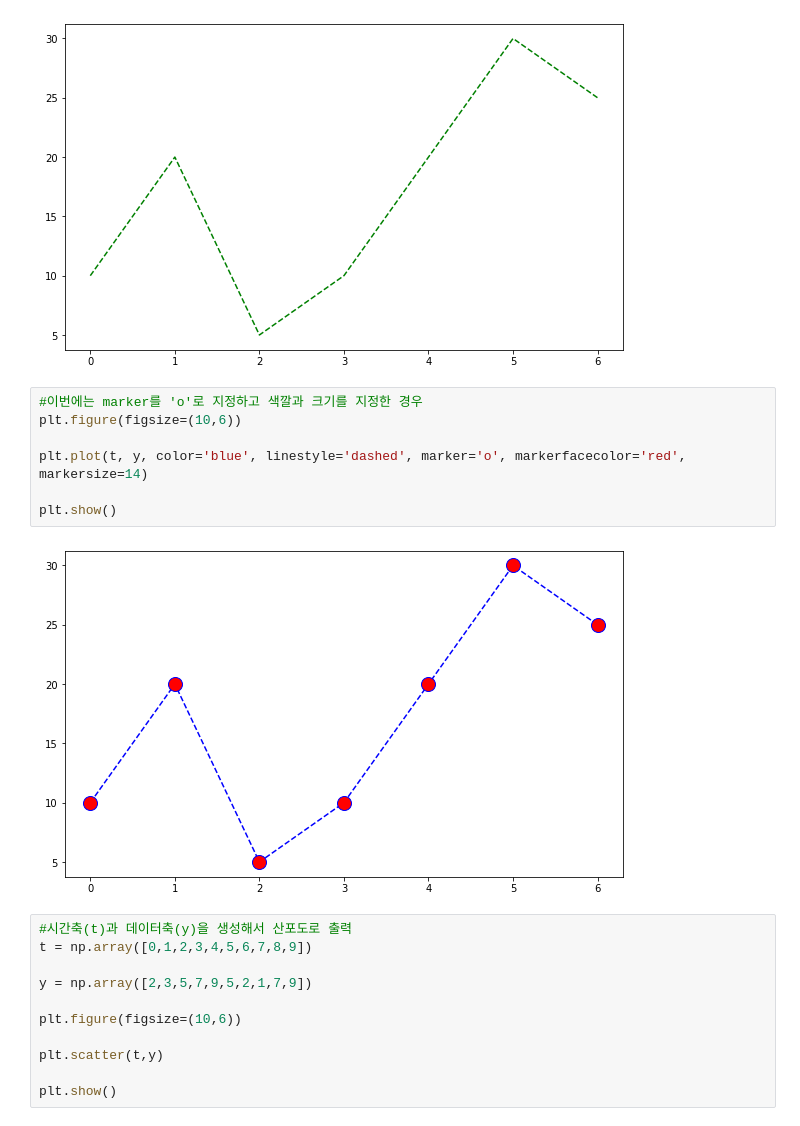
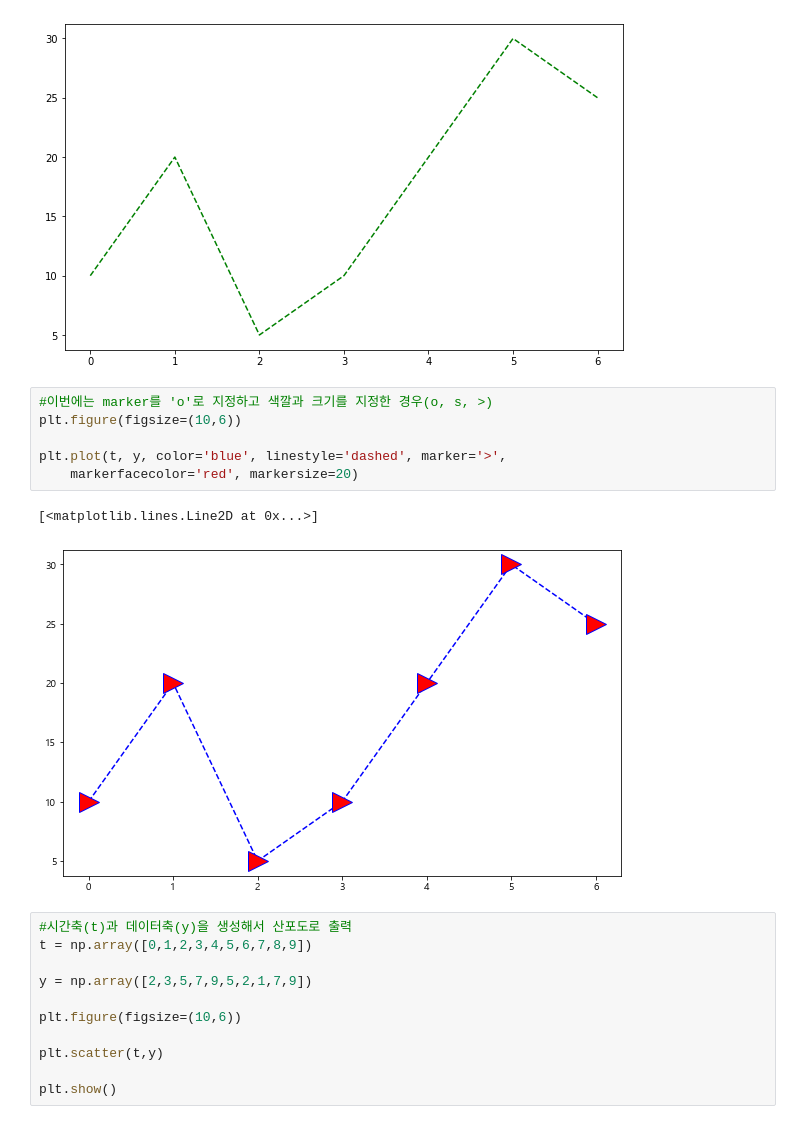
Before and after one commit to papasmf1/python1115, a Jupyter notebook: DemoMatplotlib.ipynb, the cells around one changed output. Saved outputs shown, nothing was run; the diff lists cells and outputs as text.

```diff
--- a/DemoMatplotlib.ipynb
+++ b/DemoMatplotlib.ipynb
@@ -25,14 +25,14 @@ plt.show()
 # %% [output]
 [figure]
 # %%
-#이번에는 marker를 'o'로 지정하고 색깔과 크기를 지정한 경우
+#이번에는 marker를 'o'로 지정하고 색깔과 크기를 지정한 경우(o, s, >)
 plt.figure(figsize=(10,6))
 
-plt.plot(t, y, color='blue', linestyle='dashed', marker='o', markerfacecolor='red', markersize=14)
-
-plt.show()
+plt.plot(t, y, color='blue', linestyle='dashed', marker='>',
+    markerfacecolor='red', markersize=20)
 # %% [output]
+[<matplotlib.lines.Line2D at 0x...>]
-[figure, old version]
+[figure, new version]
 # %%
 #시간축(t)과 데이터축(y)을 생성해서 산포도로 출력
 t = np.array([0,1,2,3,4,5,6,7,8,9])
```
Also changed, not shown: parts of 8 cells of this notebook.
